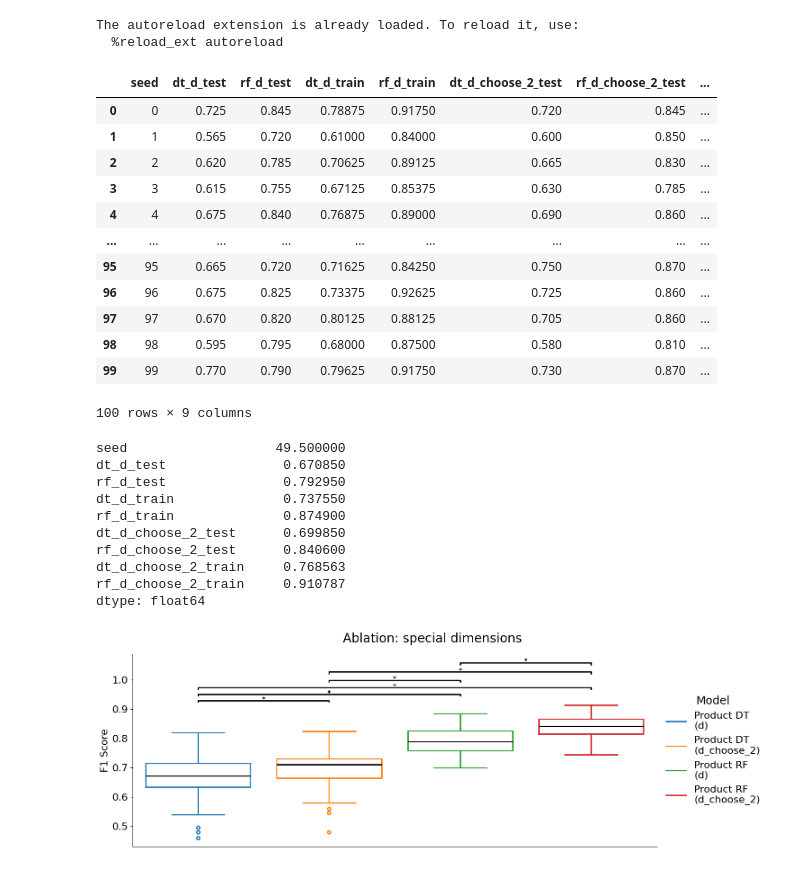
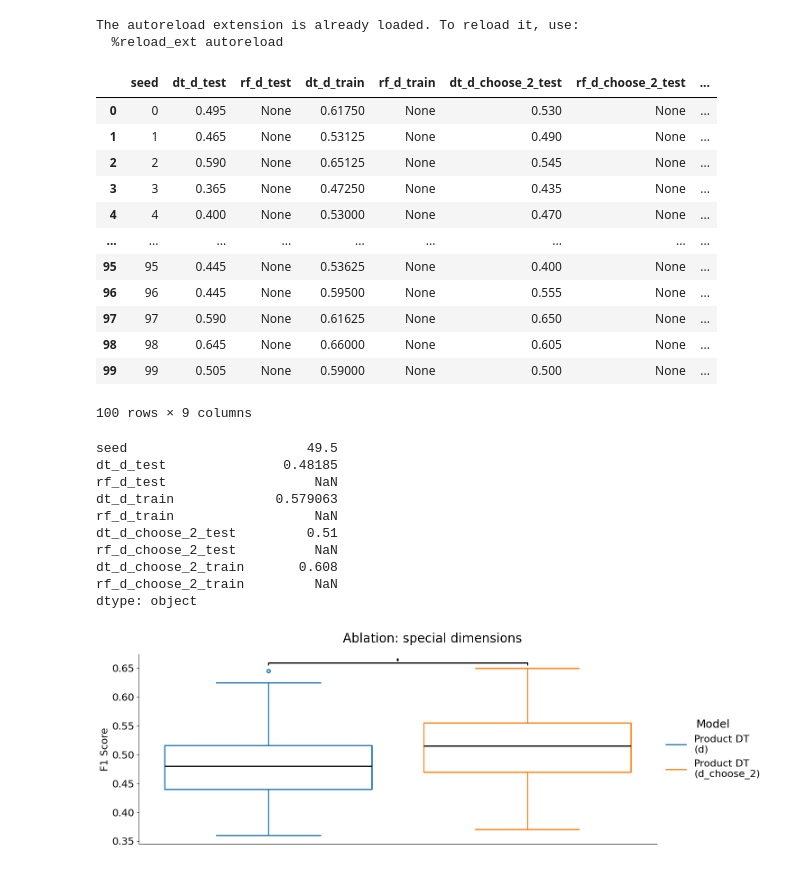
Before and after one commit to qc2321/embedders, a Jupyter notebook: notebooks/18_pc_ablations.ipynb, the cells around one changed output. Saved outputs shown, nothing was run; the diff lists cells and outputs as text; code cells hidden in the pictures.

Commit message:
Extend d_choose_2 to euclidean submanifolds

```diff
--- a/notebooks/18_pc_ablations.ipynb
+++ b/notebooks/18_pc_ablations.ipynb
@@ -39,14 +39,15 @@ ABLATION_VAR = "n_features"
 ABLATION_VALS = ["d", "d_choose_2"]
 
 USE_DT = True
-USE_RF = True
+# USE_RF = True
+USE_RF = False
 
 with torch.no_grad():
     my_tqdm = tqdm(total=N_SAMPLES)
     for seed in range(N_SAMPLES):
         # Ensure unique seed per trial
         seed = seed
-        pm = embedders.manifolds.ProductManifold(signature=[(-1, 4), (-1, 4)])
+        pm = embedders.manifolds.ProductManifold(signature=[(0, 4)])
 
         # Get X, y
         X, y = embedders.gaussian_mixture.gaussian_mixture(
@@ -64,60 +65,64 @@ with torch.no_grad():
 
         # Decision trees
         if USE_DT:
             base_dt_args = {"pm": pm, "max_depth": MAX_DEPTH, "task": TASK}
-            dts = {val: embedders.tree_new.ProductSpaceDT(**base_dt_args | {ABLATION_VAR: val}) for val in ABLATION_VALS}
+            dts = {
+                val: embedders.tree_new.ProductSpaceDT(**base_dt_args | {ABLATION_VAR: val}) for val in ABLATION_VALS
+            }
             for dt in dts.values():
                 dt.fit(X_train, y_train)
 
         # Random forests
         if USE_RF:
             base_rf_args = {"pm": pm, "max_depth": MAX_DEPTH, "task": TASK, "n_estimators": 12, "random_state": seed}
-            rfs = {val: embedders.tree_new.ProductSpaceRF(**base_rf_args | {ABLATION_VAR: val}) for val in ABLATION_VALS}
+            rfs = {
+                val: embedders.tree_new.ProductSpaceRF(**base_rf_args | {ABLATION_VAR: val}) for val in ABLATION_VALS
+            }
             for rf in rfs.values():
                 rf.fit(X_train, y_train)
 
         # Get F1-scores
         y_test = y_test.detach().cpu().numpy()
         pred = lambda X, clf: clf.predict(X).detach().cpu().numpy()
         res = {"seed": seed}
         for val in ABLATION_VALS:
             res[f"dt_{val}_test"] = f1_score(y_test, pred(X_test, dts[val]), average="micro") if USE_DT else None
             res[f"rf_{val}_test"] = f1_score(y_test, pred(X_test, rfs[val]), average="micro") if USE_RF else None
             res[f"dt_{val}_train"] = f1_score(y_train, pred(X_train, dts[val]), average="micro") if USE_DT else None
             res[f"rf_{val}_train"] = f1_score(y_train, pred(X_train, rfs[val]), average="micro") if USE_RF else None
         results.append(res)
 
         my_tqdm.update(1)
 
 results = pd.DataFrame(results)
 results
 # %% [output]
 |  | seed | dt_d_test | rf_d_test | dt_d_train | rf_d_train | dt_d_choose_2_test | rf_d_choose_2_test | ... |
-| 0 | 0 | 0.725 | 0.845 | 0.78875 | 0.91750 | 0.720 | 0.845 | ... |
-| 1 | 1 | 0.565 | 0.720 | 0.61000 | 0.84000 | 0.600 | 0.850 | ... |
-| 2 | 2 | 0.620 | 0.785 | 0.70625 | 0.89125 | 0.665 | 0.830 | ... |
-| 3 | 3 | 0.615 | 0.755 | 0.67125 | 0.85375 | 0.630 | 0.785 | ... |
-| 4 | 4 | 0.675 | 0.840 | 0.76875 | 0.89000 | 0.690 | 0.860 | ... |
+| 0 | 0 | 0.495 | None | 0.61750 | None | 0.530 | None | ... |
+| 1 | 1 | 0.465 | None | 0.53125 | None | 0.490 | None | ... |
+| 2 | 2 | 0.590 | None | 0.65125 | None | 0.545 | None | ... |
+| 3 | 3 | 0.365 | None | 0.47250 | None | 0.435 | None | ... |
+| 4 | 4 | 0.400 | None | 0.53000 | None | 0.470 | None | ... |
 | ... | ... | ... | ... | ... | ... | ... | ... | ... |
-| 95 | 95 | 0.665 | 0.720 | 0.71625 | 0.84250 | 0.750 | 0.870 | ... |
-| 96 | 96 | 0.675 | 0.825 | 0.73375 | 0.92625 | 0.725 | 0.860 | ... |
-| 97 | 97 | 0.670 | 0.820 | 0.80125 | 0.88125 | 0.705 | 0.860 | ... |
-| 98 | 98 | 0.595 | 0.795 | 0.68000 | 0.87500 | 0.580 | 0.810 | ... |
-| 99 | 99 | 0.770 | 0.790 | 0.79625 | 0.91750 | 0.730 | 0.870 | ... |
+| 95 | 95 | 0.445 | None | 0.53625 | None | 0.400 | None | ... |
+| 96 | 96 | 0.445 | None | 0.59500 | None | 0.555 | None | ... |
+| 97 | 97 | 0.590 | None | 0.61625 | None | 0.650 | None | ... |
+| 98 | 98 | 0.645 | None | 0.66000 | None | 0.605 | None | ... |
+| 99 | 99 | 0.505 | None | 0.59000 | None | 0.500 | None | ... |
 100 rows × 9 columns
 # %%
 results.mean()
 # %% [output]
-seed                   49.500000
-dt_d_test               0.670850
-rf_d_test               0.792950
-dt_d_train              0.737550
-rf_d_train              0.874900
-dt_d_choose_2_test      0.699850
-rf_d_choose_2_test      0.840600
-dt_d_choose_2_train     0.768563
-rf_d_choose_2_train     0.910787
-dtype: float64
+seed                       49.5
+dt_d_test               0.48185
+rf_d_test                   NaN
+dt_d_train             0.579063
+rf_d_train                  NaN
+dt_d_choose_2_test         0.51
+rf_d_choose_2_test          NaN
+dt_d_choose_2_train       0.608
+rf_d_choose_2_train         NaN
+dtype: object
 # %%
 # Let's see the values: barplot with statistical significance annotations
 import pandas as pd
@@ -269,4 +274,4 @@ plt.tight_layout()
 plt.savefig(f"../figures/ablation_{ABLATION_VAR}.pdf", bbox_inches="tight")
 plt.show()
 # %% [output]
-[figure, old version]
+[figure, new version]
```
Also changed, not shown: 3 other files.
